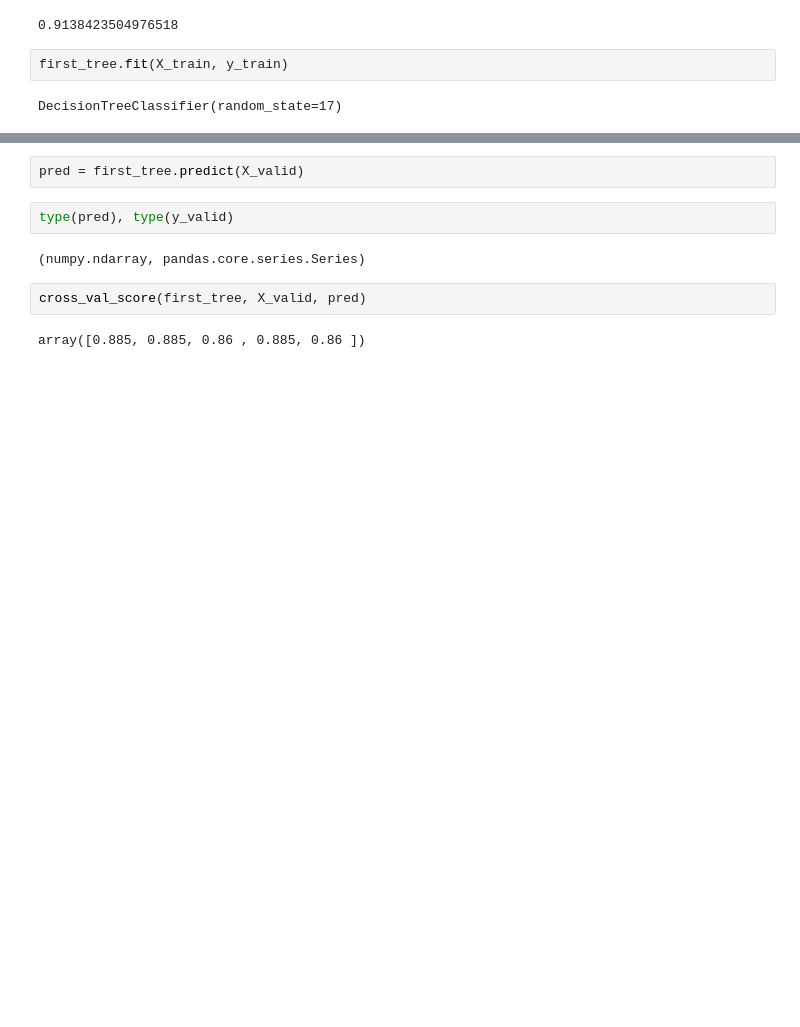
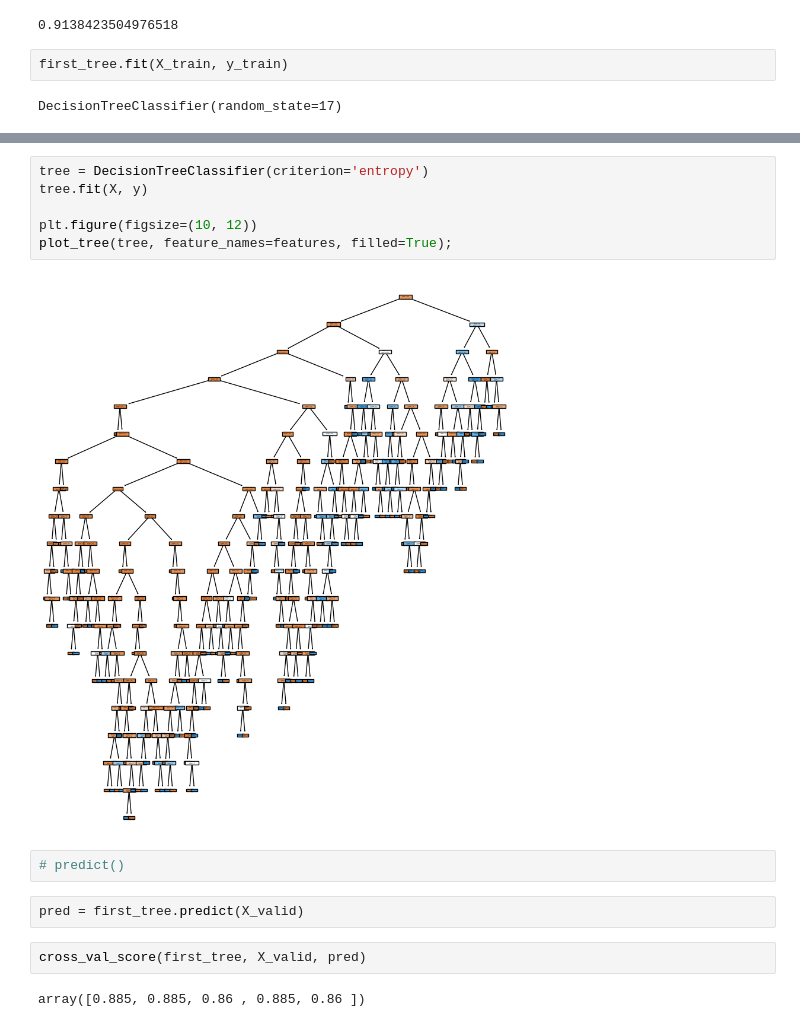
Before and after one commit to playa69/ML_notebooks, a Jupyter notebook: decision_tree_classifier.ipynb, the cells around one changed output, grey strips where cells are left out. Saved outputs shown, nothing was run; the diff lists cells and outputs as text; blank space fills up the shorter version.

```diff
--- a/decision_tree_classifier.ipynb
+++ b/decision_tree_classifier.ipynb
@@ -146,9 +159,15 @@ DecisionTreeClassifier(random_state=17)
+# %%
+tree = DecisionTreeClassifier(criterion='entropy')
+tree.fit(X, y)
+
+plt.figure(figsize=(10, 12))
+plot_tree(tree, feature_names=features, filled=True);
+# %% [output]
+[figure, added]
+# %%
+# predict()
 # %%
 pred = first_tree.predict(X_valid)
-# %%
-type(pred), type(y_valid)
-# %% [output]
-(numpy.ndarray, pandas.core.series.Series)
 # %%
 cross_val_score(first_tree, X_valid, pred)
 # %% [output]
```
Also changed, not shown: parts of 10 cells of this notebook.
